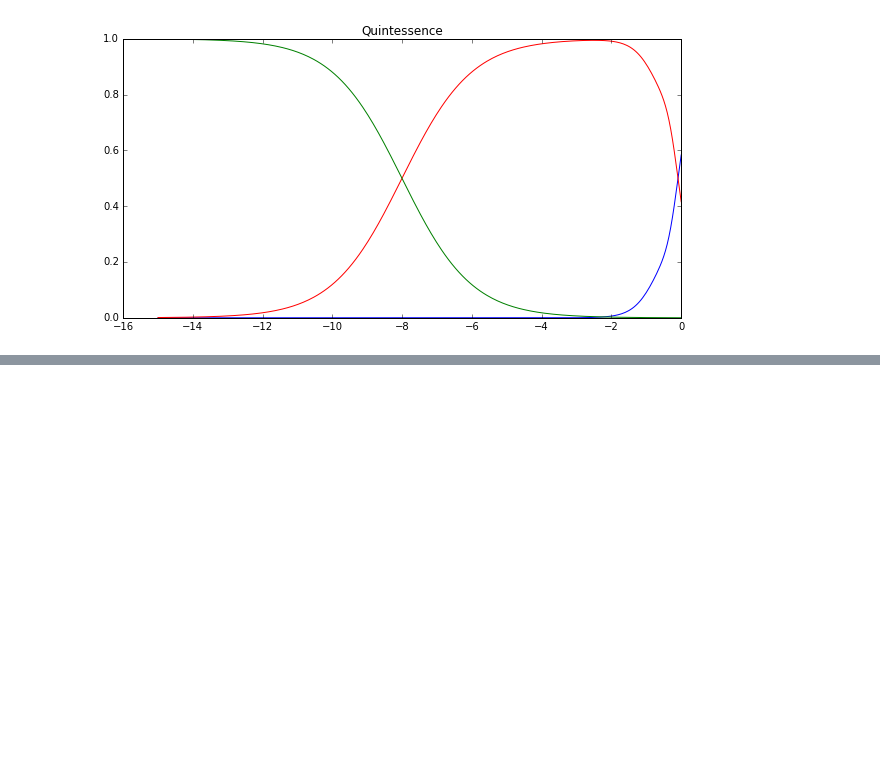
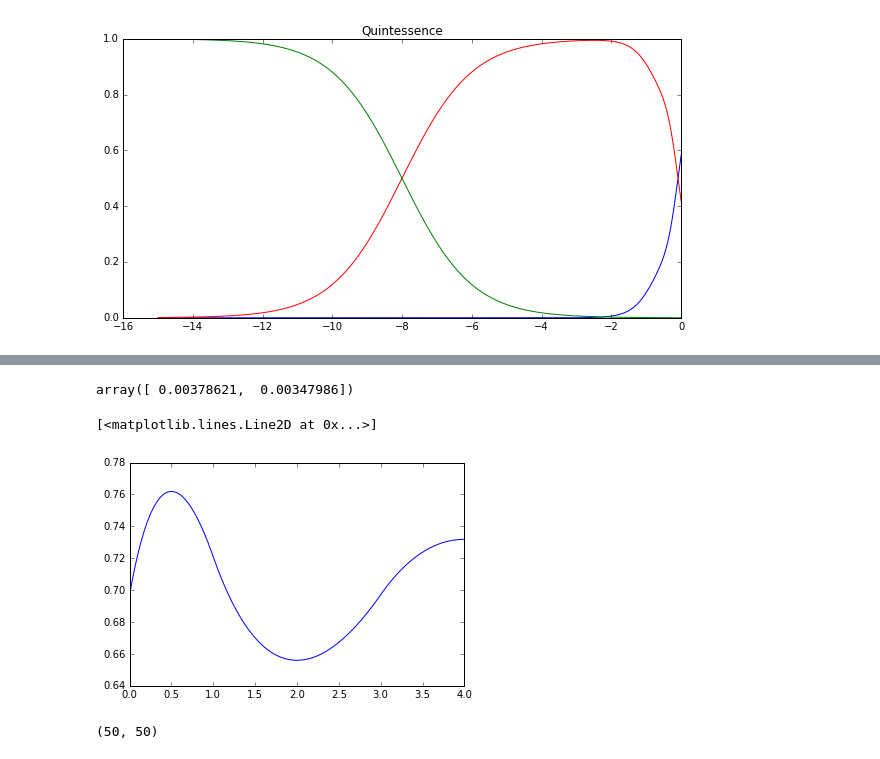
Before and after one commit to ja-vazquez/Scalar_Fields, a Jupyter notebook: Cosmo_rhos.ipynb, the cells around one changed output, grey strips where cells are left out. Drawn from its saved outputs; the diff is of its cells as text; code cells hidden in the pictures; blank space fills up the shorter version.

```diff
--- a/Cosmo_rhos.ipynb
+++ b/Cosmo_rhos.ipynb
@@ -409,0 +420,3 @@ plt.title('Quintessence')
+# %%
+def c_z(z):
+    return intep_c(z)
@@ -409,0 +450,6 @@ plt.title('Quintessence')
+# %%
+def ftest():
+    a =[]
+    for i in np.linspace(0.01, 4, 100):
+        a.append(trapz([int_L(i) for i in np.linspace(0.01, i, 100)], np.linspace(0.01, i, 100)))
+    return a
@@ -409,0 +458,13 @@ plt.title('Quintessence')
+# %%
+f([0.1,1])
+# %% [output]
+array([ 0.00378621,  0.00347986])
+# %%
+plt.plot(zvals, 6.*np.array(ftest())-c_z(i) + 0.7)
+# %% [output]
+[<matplotlib.lines.Line2D at 0x...>]
+[figure, added]
+# %%
+len(xi), len(zvals)
+# %% [output]
+(50, 50)
```
Also changed, not shown: parts of 12 cells of this notebook.
